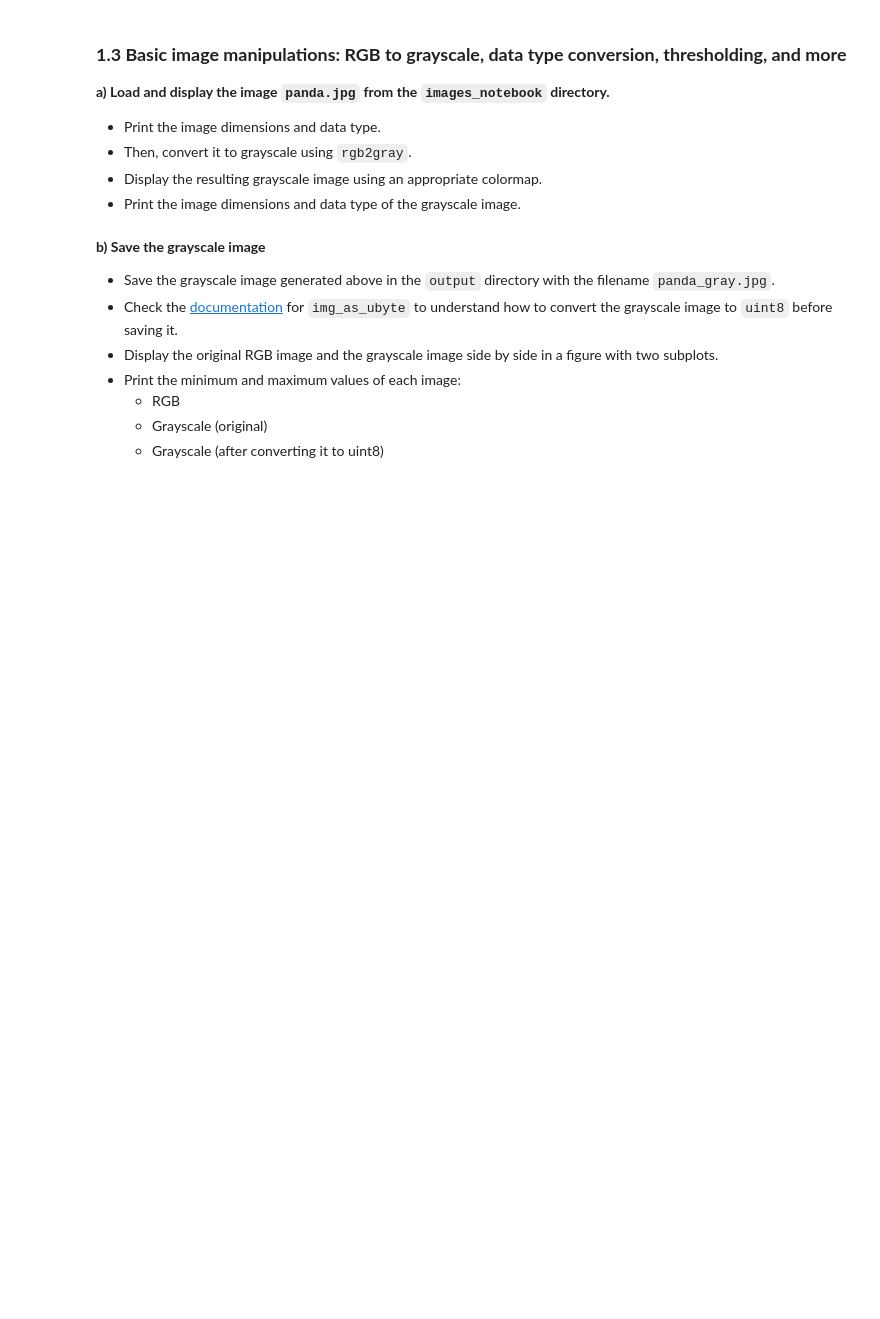
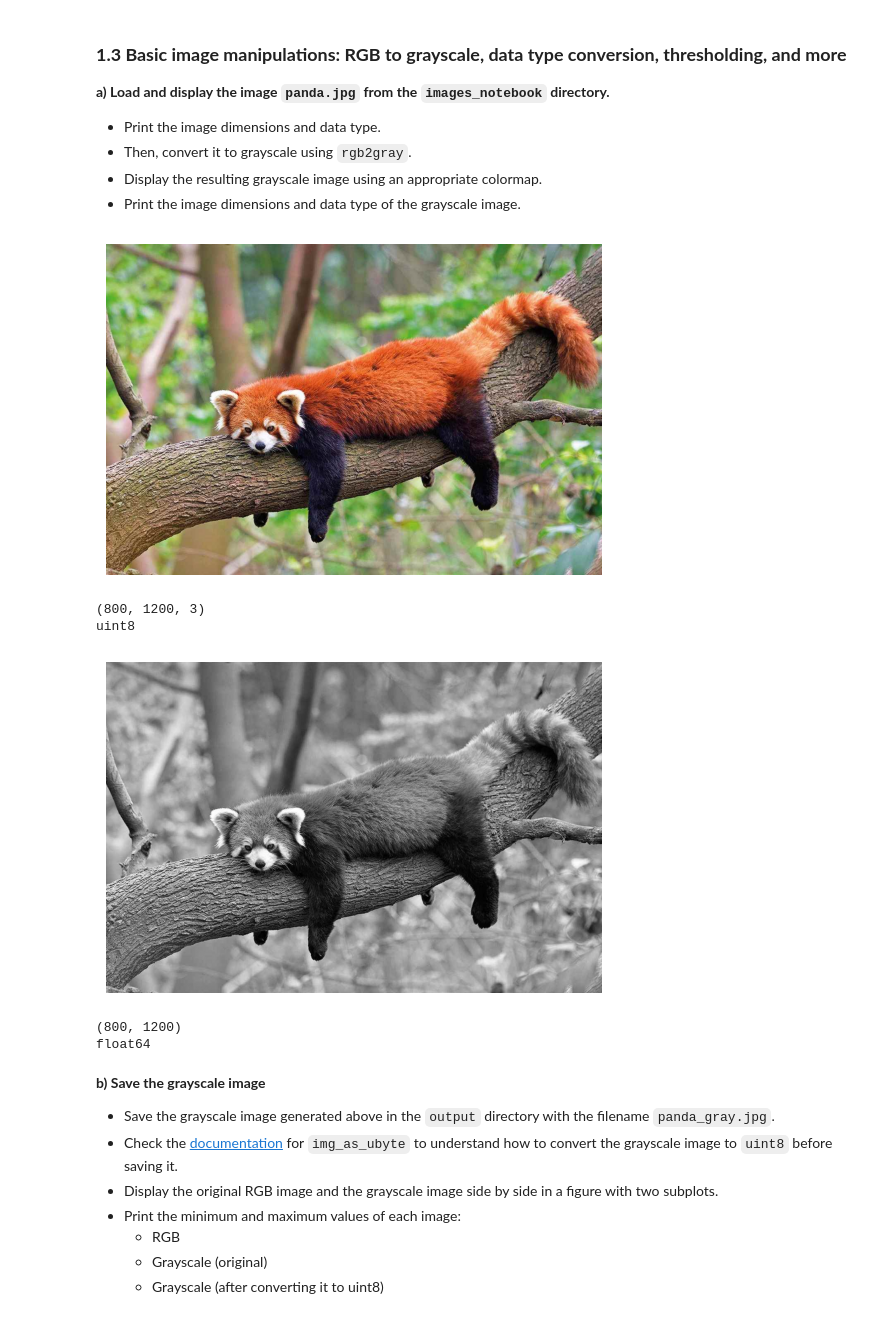
Before and after one commit to marcvergees/VA-P1, a Jupyter notebook: p1_material/2026_ComputerVision_P1.ipynb, the cells around one changed output. Drawn from its saved outputs; the diff is of its cells as text; code cells hidden in the pictures; blank space fills up the shorter version.

```diff
--- a/p1_material/2026_ComputerVision_P1.ipynb
+++ b/p1_material/2026_ComputerVision_P1.ipynb
@@ -213,3 +223,25 @@ io.imsave('output/rgb_image.png',image_rgb_2)
+# %%
+img_panda = io.imread('images_notebook/panda.jpg')
+
+plt.imshow(img_panda)
+plt.axis('off')
+plt.show()
+print(img_panda.shape)
+print(img_panda.dtype)
+
+img_panda_gray = rgb2gray(img_panda)
+plt.imshow(img_panda_gray, cmap='gray')
+plt.axis('off')
+plt.show()
+print(img_panda_gray.shape)
+print(img_panda_gray.dtype)
+# %% [output]
+[figure, added]
+(800, 1200, 3)
+uint8
+[figure, added]
+(800, 1200)
+float64
 # %% [markdown]
 **b) Save the grayscale image**
 
```
Also changed, not shown: parts of 13 cells of this notebook, 1 other file.
